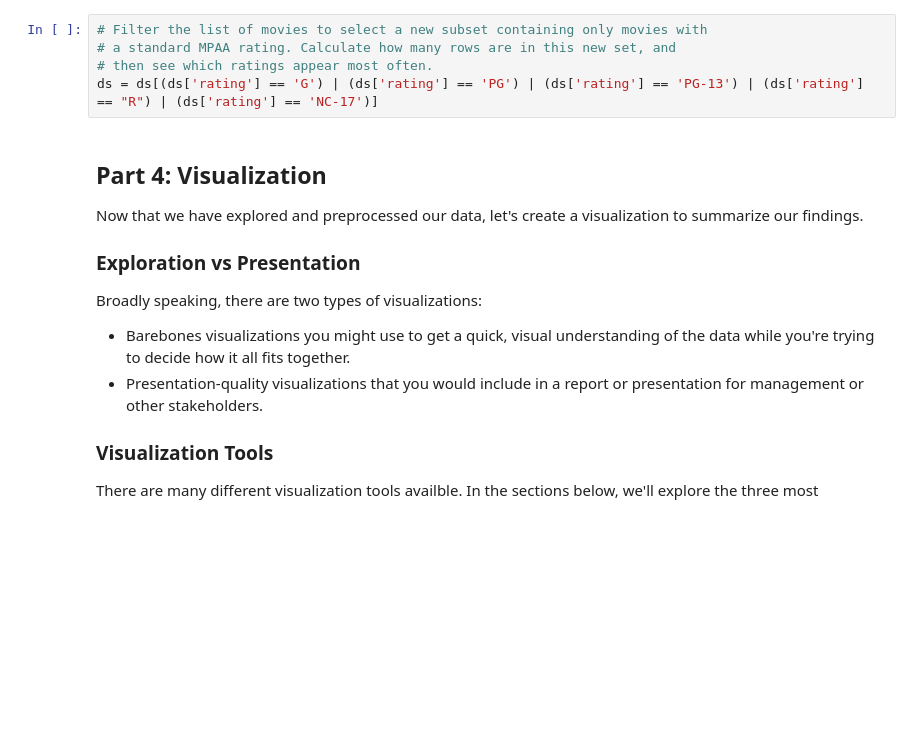
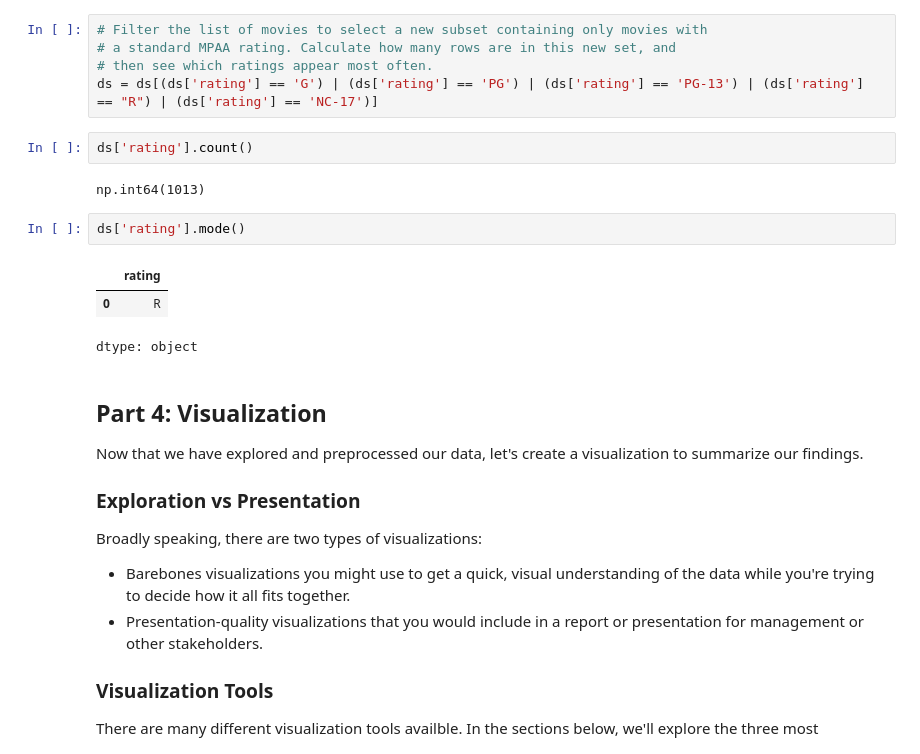
Before and after one commit to austinvirgin/austinvirgin.github.io, a Jupyter notebook: notebooks/Exploration_01.ipynb, the cells around one changed output. Saved outputs shown, nothing was run; the diff lists cells and outputs as text; blank space fills up the shorter version.

```diff
--- a/notebooks/Exploration_01.ipynb
+++ b/notebooks/Exploration_01.ipynb
@@ -107,6 +107,16 @@ Let's [filter some more](https://pandas.pydata.org/docs/getting_started/intro_tu
 # a standard MPAA rating. Calculate how many rows are in this new set, and
 # then see which ratings appear most often.
 ds = ds[(ds['rating'] == 'G') | (ds['rating'] == 'PG') | (ds['rating'] == 'PG-13') | (ds['rating'] == "R") | (ds['rating'] == 'NC-17')]
+# %%
+ds['rating'].count()
+# %% [output]
+np.int64(1013)
+# %%
+ds['rating'].mode()
+# %% [output]
+|  | rating |
+| 0 | R |
+dtype: object
 # %% [markdown]
 ## Part 4: Visualization
 Now that we have explored and preprocessed our data, let's create a visualization to summarize our findings.
```
Also changed, not shown: parts of 2 cells of this notebook.
